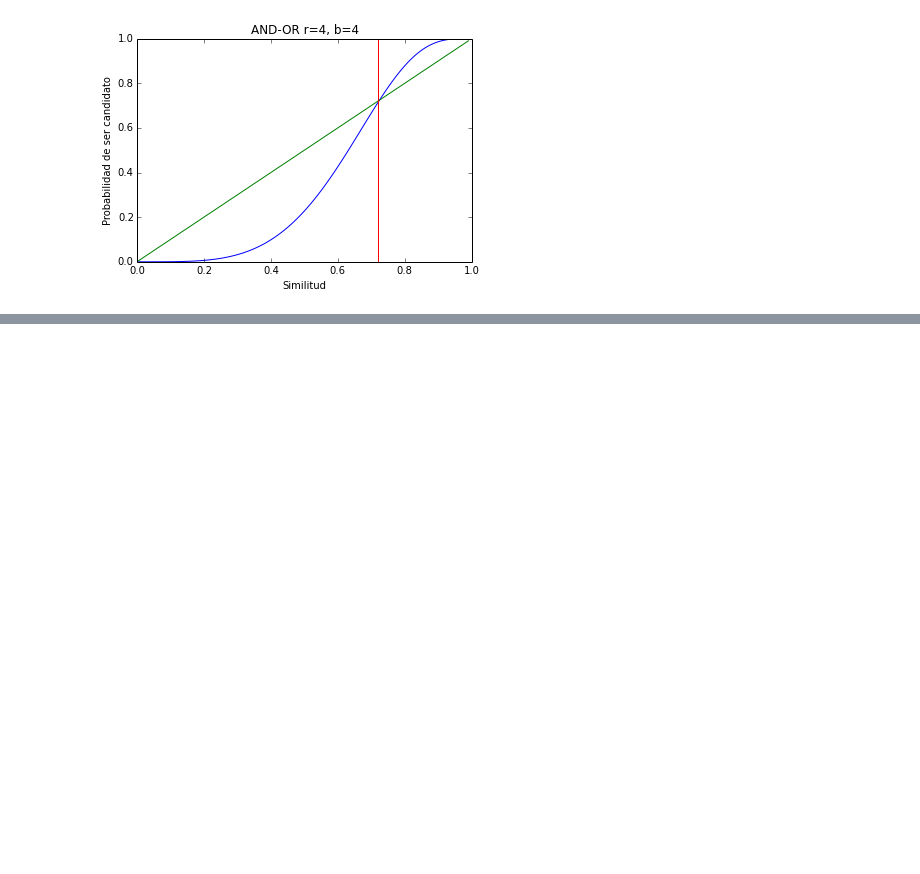
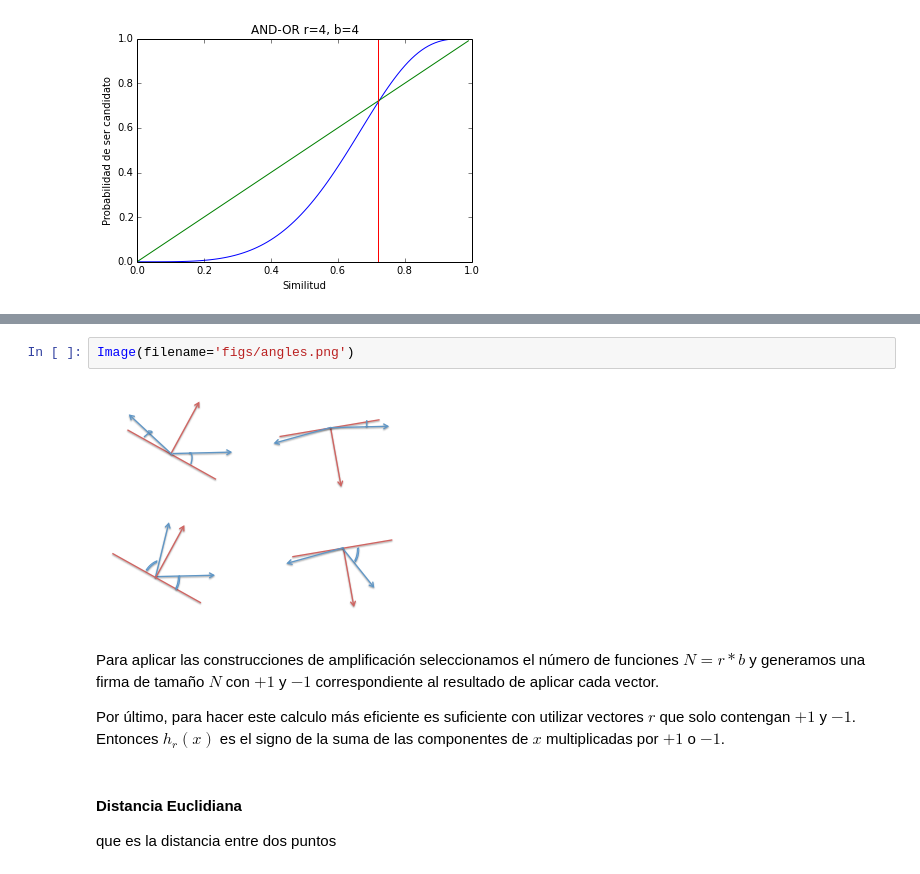
Before and after one commit to elmer-garduno/metodos-analiticos, a Jupyter notebook: Lecture_3_Similarity_Theory.ipynb, the cells around one changed output, grey strips where cells are left out. Cells and saved outputs as stored; diff of their text form; blank space fills up the shorter version.

```diff
--- a/Lecture_3_Similarity_Theory.ipynb
+++ b/Lecture_3_Similarity_Theory.ipynb
@@ -347,0 +192,13 @@ Podemos observar en los resultados que el método LSH efectivamente genero falso
+# %%
+Image(filename='figs/angles.png')
+# %% [output]
+[figure, added]
+# %% [markdown]
+Para aplicar las construcciones de amplificación seleccionamos el número de funciones $N = r * b$ y generamos una firma de tamaño $N$ con $+1$ y $-1$ correspondiente al resultado de aplicar cada vector.
+
+Por último, para hacer este calculo más eficiente es suficiente con utilizar vectores $r$ que solo contengan $+1$ y $-1$. Entonces $h_r(x)$ es el signo de la suma de las componentes de $x$ multiplicadas por $+1$ o $-1$.
+# %% [markdown]
+
+#### Distancia Euclidiana
+
+que es la distancia entre dos puntos
```
Also changed, not shown: parts of 41 cells of this notebook.
